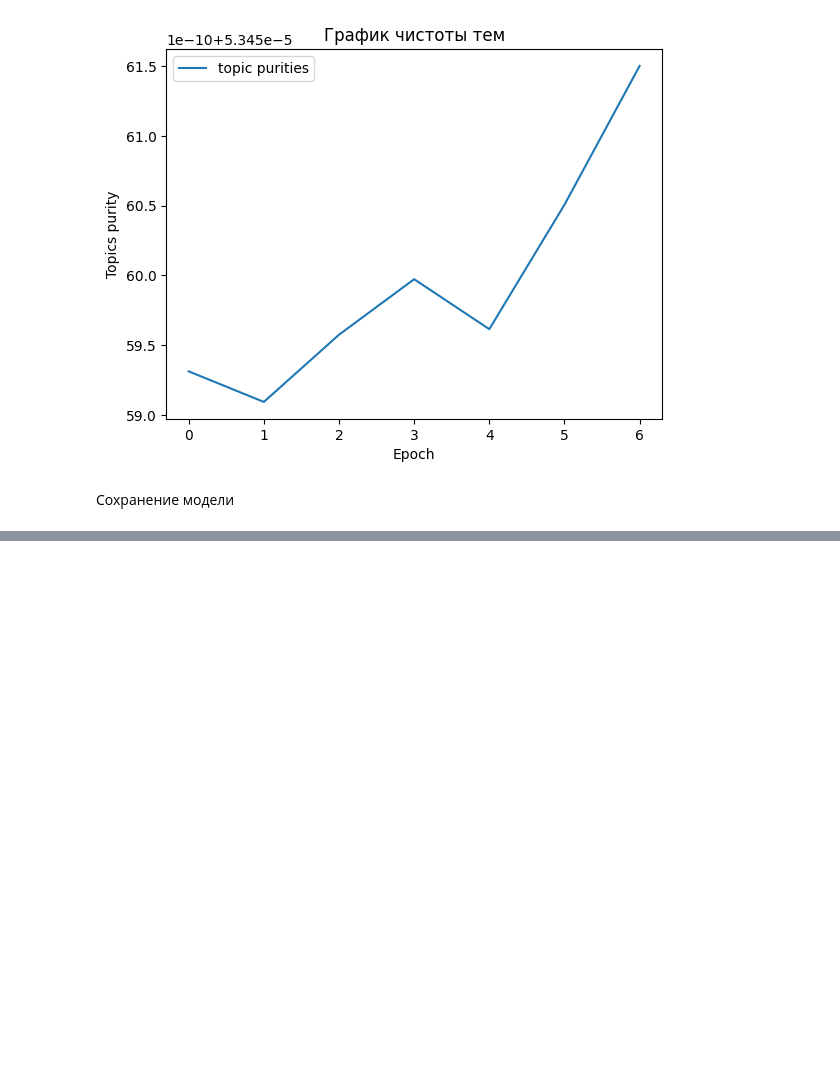
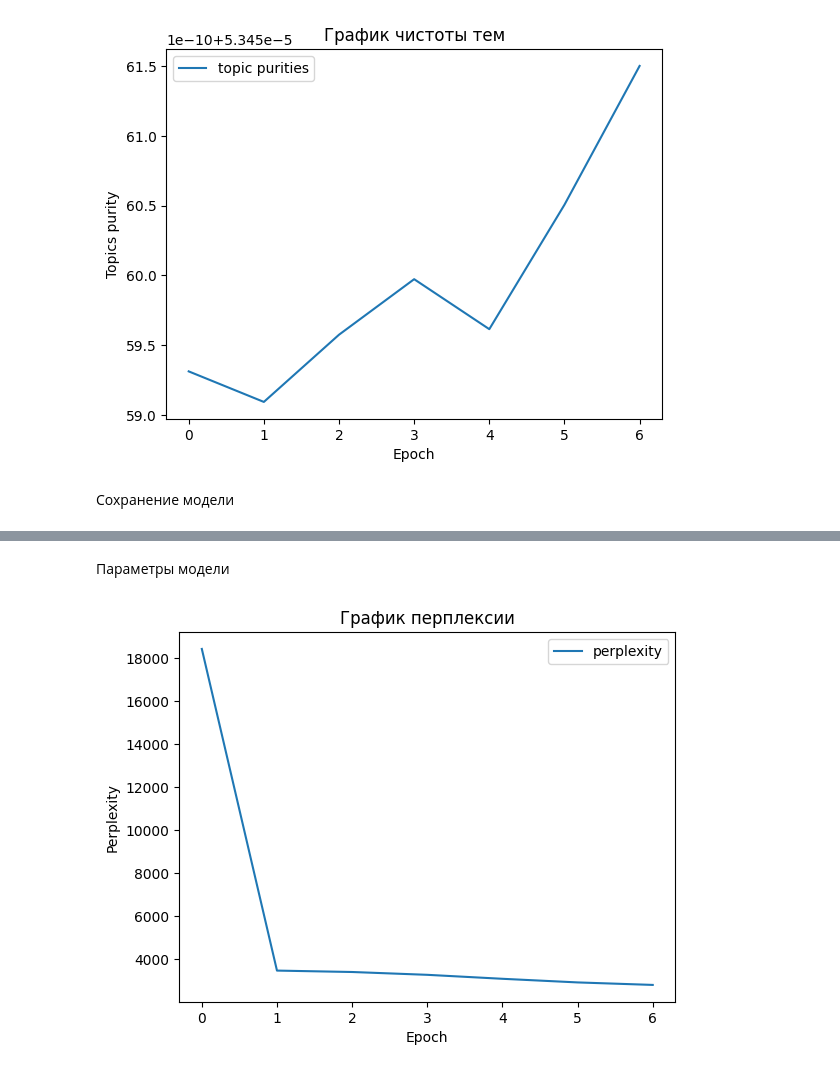
Before and after one commit to drema3-4/automatic_classification_of_news, a Jupyter notebook: code/calculate_topic_model.ipynb, the cells around one changed output, grey strips where cells are left out. Drawn from its saved outputs; the diff is of its cells as text; code cells hidden in the pictures; blank space fills up the shorter version.

```diff
--- a/code/calculate_topic_model.ipynb
+++ b/code/calculate_topic_model.ipynb
@@ -1030,0 +1035,4 @@ ho_tfidf_10.save_theta("./drive/MyDrive/theta_tfidf_10.xlsx")
+# %%
+d_tfidf_1_reg = pd.read_excel("./prepeared_news_with_tfidf_1.xlsx")
+d_tfidf_1_reg = d_tfidf_1_reg[["title", "summary", "content"]]
+d_tfidf_1_reg = d_tfidf_1_reg.fillna("")
@@ -1030,0 +1041,11 @@ ho_tfidf_10.save_theta("./drive/MyDrive/theta_tfidf_10.xlsx")
+# %%
+ho_tfidf_1_reg = Hyperparameter_optimizer( data=d_tfidf_1_reg,
+                                           n_trials=10,
+                                           num_topics=("num_topics", 8, 8),
+                                           num_document_passes=("num_document_passes", 7, 7),
+                                           num_collection_passes=("num_collection_passes", 7, 7),
+                                           regularizers={
+                                               "SmoothSparseThetaRegularizer": ("tau_theta", -2.0, 0.0),
+                                               "DecorrelatorPhiRegularizer": ("tau_phi", 1e4, 1e5)
+                                           })
+ho_tfidf_1_reg.optimizer()
@@ -1030,0 +1070,8 @@ ho_tfidf_10.save_theta("./drive/MyDrive/theta_tfidf_10.xlsx")
+# %% [markdown]
+Параметры модели
+# %%
+m_tfidf_1_reg = ho_tfidf_1_reg.get_model()
+# %%
+m_tfidf_1_reg.print_perplexity_by_epochs()
+# %% [output]
+[figure, added]
```
Also changed, not shown: parts of 24 cells of this notebook, 5 other files.
